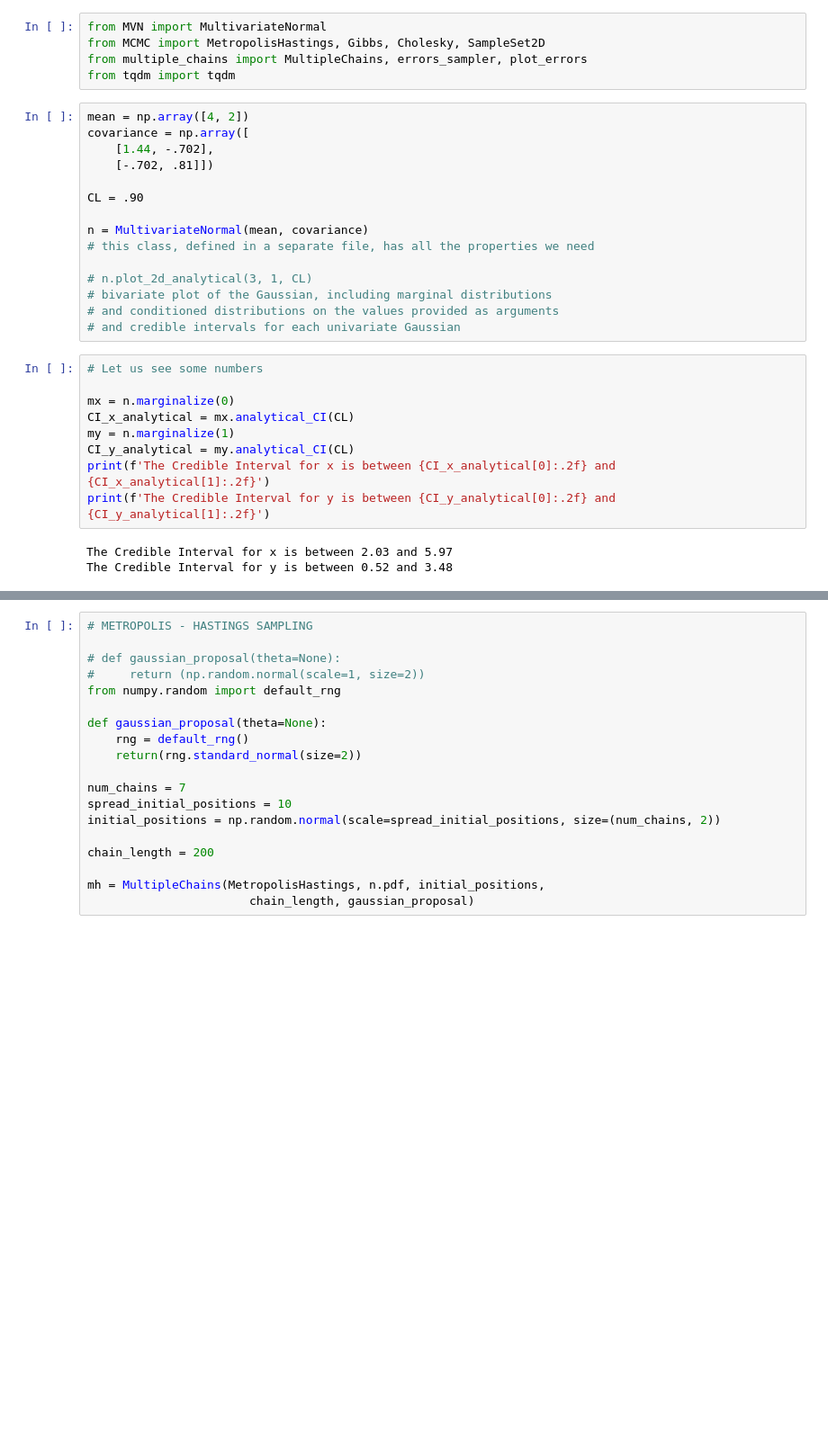
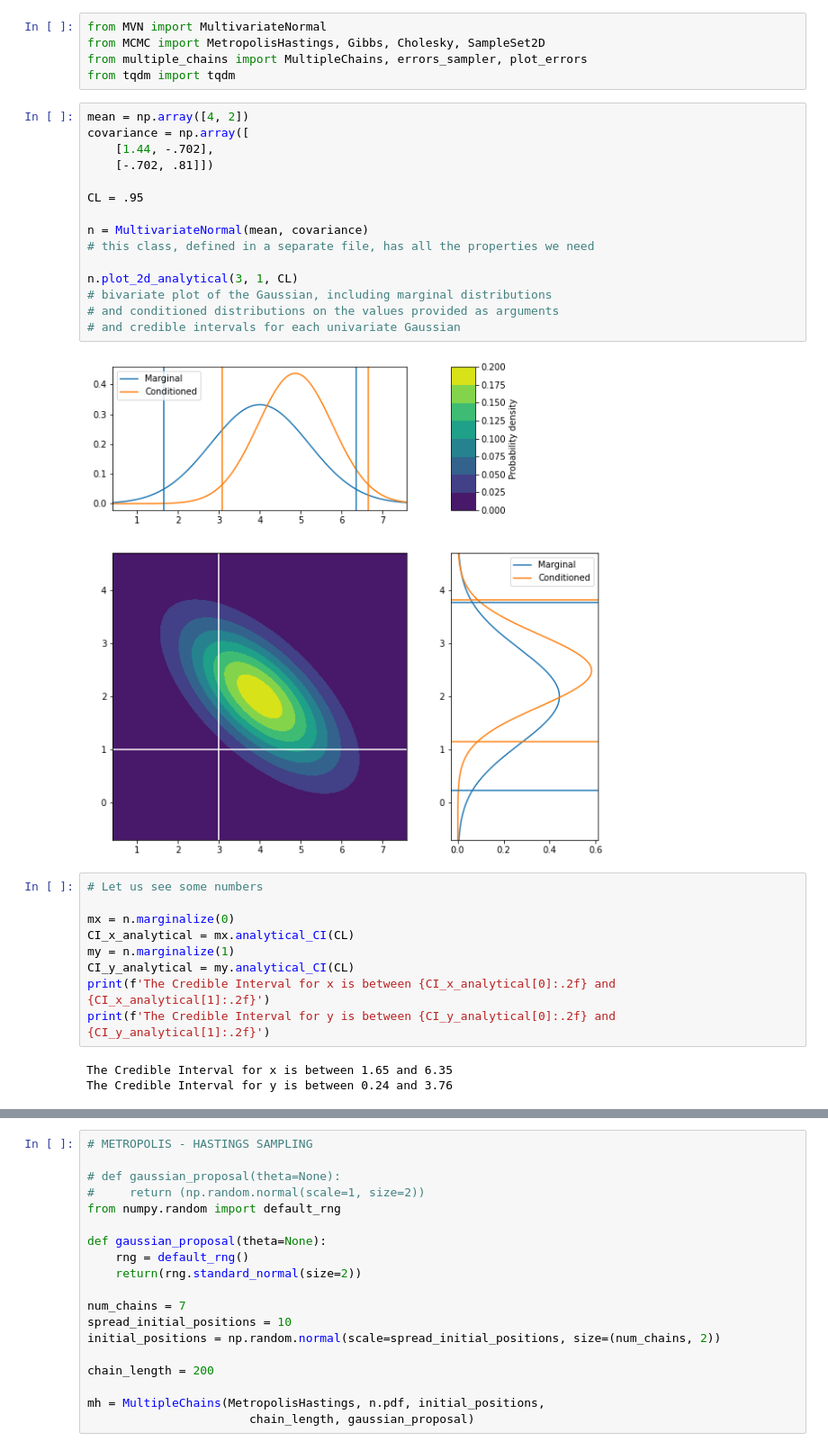
Before and after one commit to jacopok/notes, a Jupyter notebook: ap_third_semester/astrostat_homework/exercise_7.ipynb, the cells around one changed output, grey strips where cells are left out. Shown at 90% size. Cells and saved outputs as stored; diff of their text form; blank space fills up the shorter version.

```diff
--- a/ap_third_semester/astrostat_homework/exercise_7.ipynb
+++ b/ap_third_semester/astrostat_homework/exercise_7.ipynb
@@ -6,18 +6,20 @@ from tqdm import tqdm
 # %%
 mean = np.array([4, 2])
 covariance = np.array([
     [1.44, -.702],
     [-.702, .81]])
 
-CL = .90
+CL = .95
 
 n = MultivariateNormal(mean, covariance)
 # this class, defined in a separate file, has all the properties we need
 
-# n.plot_2d_analytical(3, 1, CL)
+n.plot_2d_analytical(3, 1, CL)
 # bivariate plot of the Gaussian, including marginal distributions
 # and conditioned distributions on the values provided as arguments
 # and credible intervals for each univariate Gaussian
+# %% [output]
+[figure, added]
 # %%
 # Let us see some numbers
 
@@ -28,8 +30,8 @@ CI_y_analytical = my.analytical_CI(CL)
 print(f'The Credible Interval for x is between {CI_x_analytical[0]:.2f} and {CI_x_analytical[1]:.2f}')
 print(f'The Credible Interval for y is between {CI_y_analytical[0]:.2f} and {CI_y_analytical[1]:.2f}')
 # %% [output]
-The Credible Interval for x is between 2.03 and 5.97
-The Credible Interval for y is between 0.52 and 3.48
+The Credible Interval for x is between 1.65 and 6.35
+The Credible Interval for y is between 0.24 and 3.76
 # %%
 # CHOLESKY SAMPLING
 
```
Also changed, not shown: parts of 13 cells of this notebook, 4 other files.
